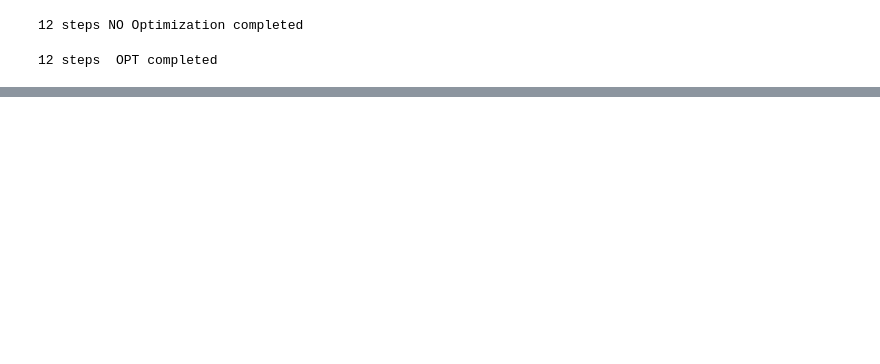
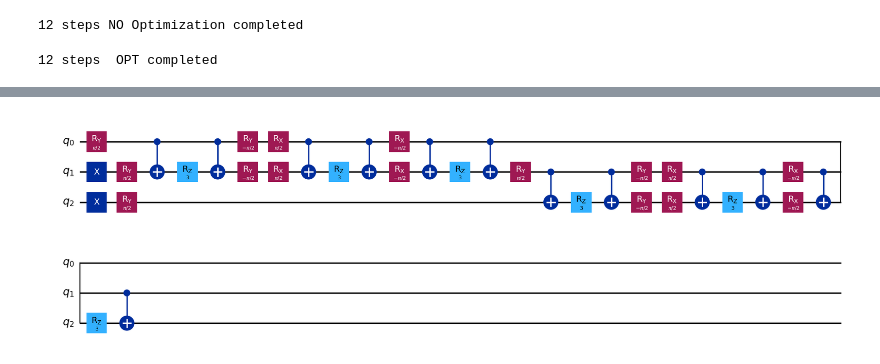
Before and after one commit to qismib/TETrIs, a Jupyter notebook: notebooks/error_mitigation/Optimization.ipynb, the cells around one changed output, grey strips where cells are left out. Saved outputs shown, nothing was run; the diff lists cells and outputs as text; code cells hidden in the pictures; blank space fills up the shorter version.

```diff
--- a/notebooks/error_mitigation/Optimization.ipynb
+++ b/notebooks/error_mitigation/Optimization.ipynb
@@ -207,0 +274,10 @@ plt.show()
+# %%
+qc_raw = QuantumCircuit(3)
+#buildiamo lo stato "110"
+qc_raw.x(1)
+qc_raw.x(2)
+trott_steps = Heisenberg_Trotter(num_spins=3,trotter_steps=1,t=1.5)
+qc_raw = qc_raw.compose(trott_steps)
+qc_raw.draw(output='mpl', filename='../../circuit_drawing/raw_circuit.png')
+# %% [output]
+[figure, added]
```
Also changed, not shown: parts of 8 cells of this notebook, 9 other files.
